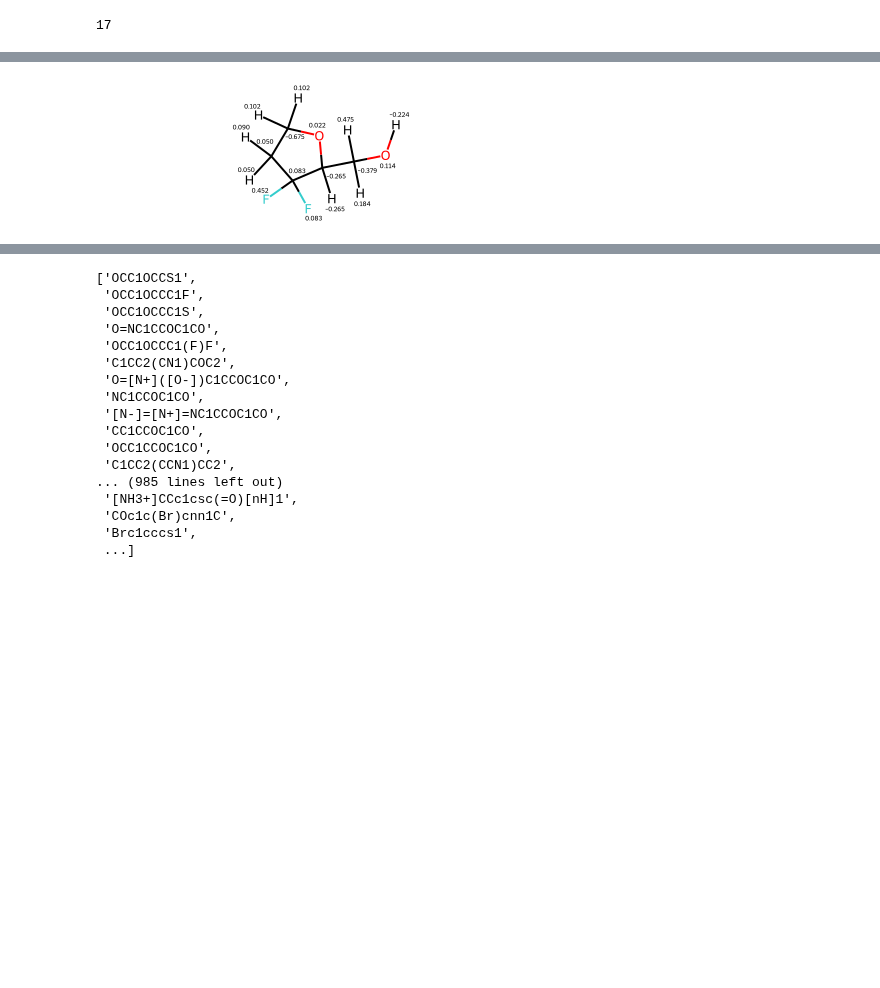
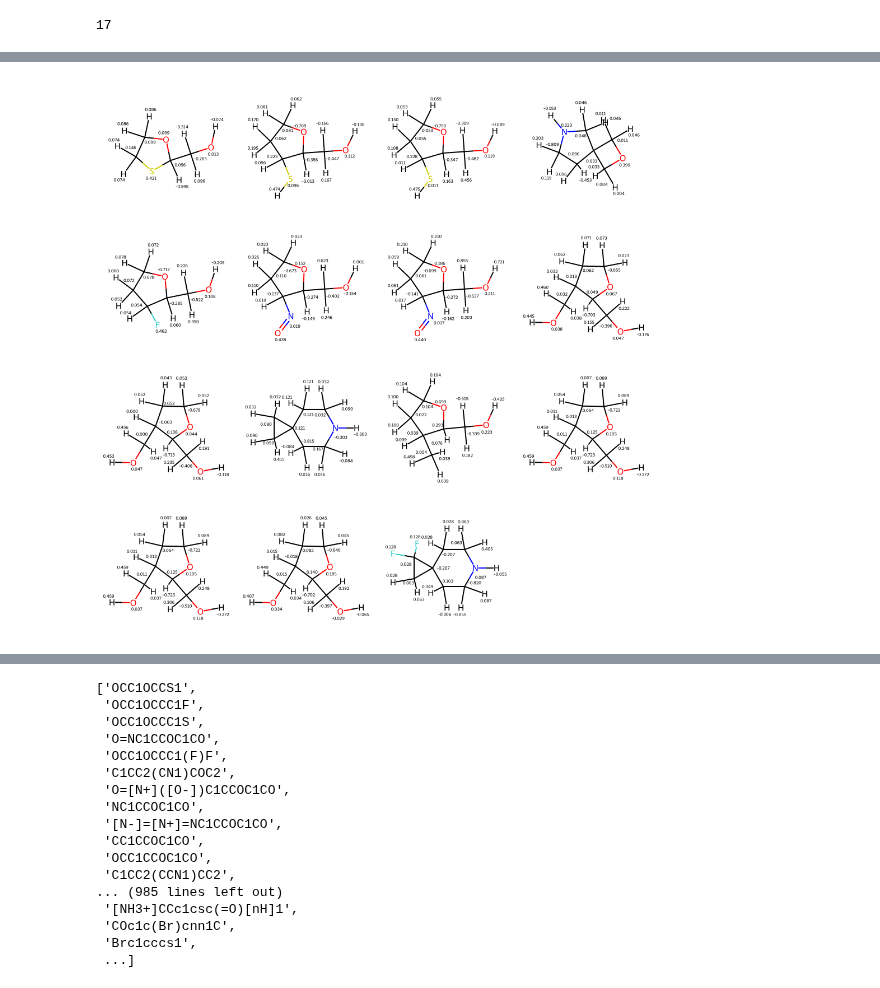
Before and after one commit to bismuthadams1/charge_paper, a Jupyter notebook: explore_parquet.ipynb, the cells around one changed output, grey strips where cells are left out. Cells and saved outputs as stored; diff of their text form; code cells hidden in the pictures; blank space fills up the shorter version.

```diff
--- a/explore_parquet.ipynb
+++ b/explore_parquet.ipynb
@@ -103,14 +117,30 @@ grid                        [[-4.959543008824821, -1.4344262395541767, 0.2...
 Name: 0, dtype: object
+# %%
+draw_mols  = [1,2,3,4,5,6,7,8,9,10,11,12,12,14,15]
+images = []
+for mol in draw_mols:
+    openff_molecule = Molecule.from_smiles(df.iloc[mol]['molecule'], allow_undefined_stereo=True)
+    rdkit_mol = openff_molecule.to_rdkit()
+    resp_charges =  df.iloc[mol]['resp_charges']
+    for i, atom in enumerate(rdkit_mol.GetAtoms()):
+        lbl = '%.3f' % (resp_charges[i])
+        atom.SetProp('atomNote', lbl)
+    images.append(rdkit_mol)
+
+img = Draw.MolsToGridImage(images, molsPerRow=4, subImgSize=(250, 250))
+img
+# %% [output]
+[figure, added]
 # %%
-openff_molecule = Molecule.from_smiles(df.iloc[0]['molecule'], allow_undefined_stereo=True)
+
+
+openff_molecule = Molecule.from_smiles(df.iloc[1]['molecule'], allow_undefined_stereo=True)
 rdkit_mol = openff_molecule.to_rdkit()
 resp_charges =  df.iloc[0]['resp_charges']
 for i, atom in enumerate(rdkit_mol.GetAtoms()):
     lbl = '%.3f' % (resp_charges[i])
     atom.SetProp('atomNote', lbl)
 rdkit_mol
-# %% [output]
-[figure, removed]
 # %%
 from chargecraft.storage.storage import MoleculePropRecord, MoleculePropStore
 from MultipoleNet import load_model, build_graph_batched, D_Q
```
Also changed, not shown: parts of 5 cells of this notebook, 1 other file.
